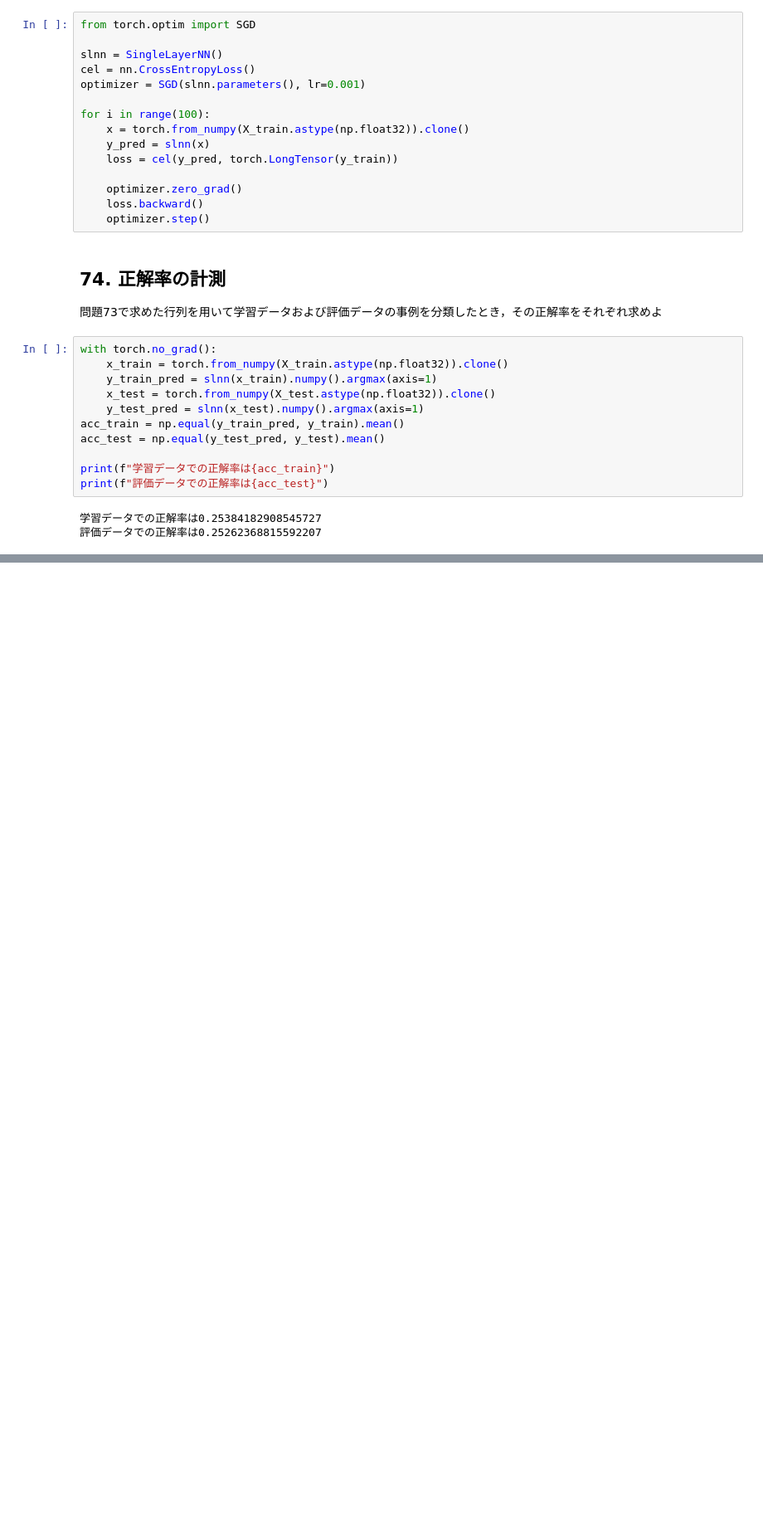
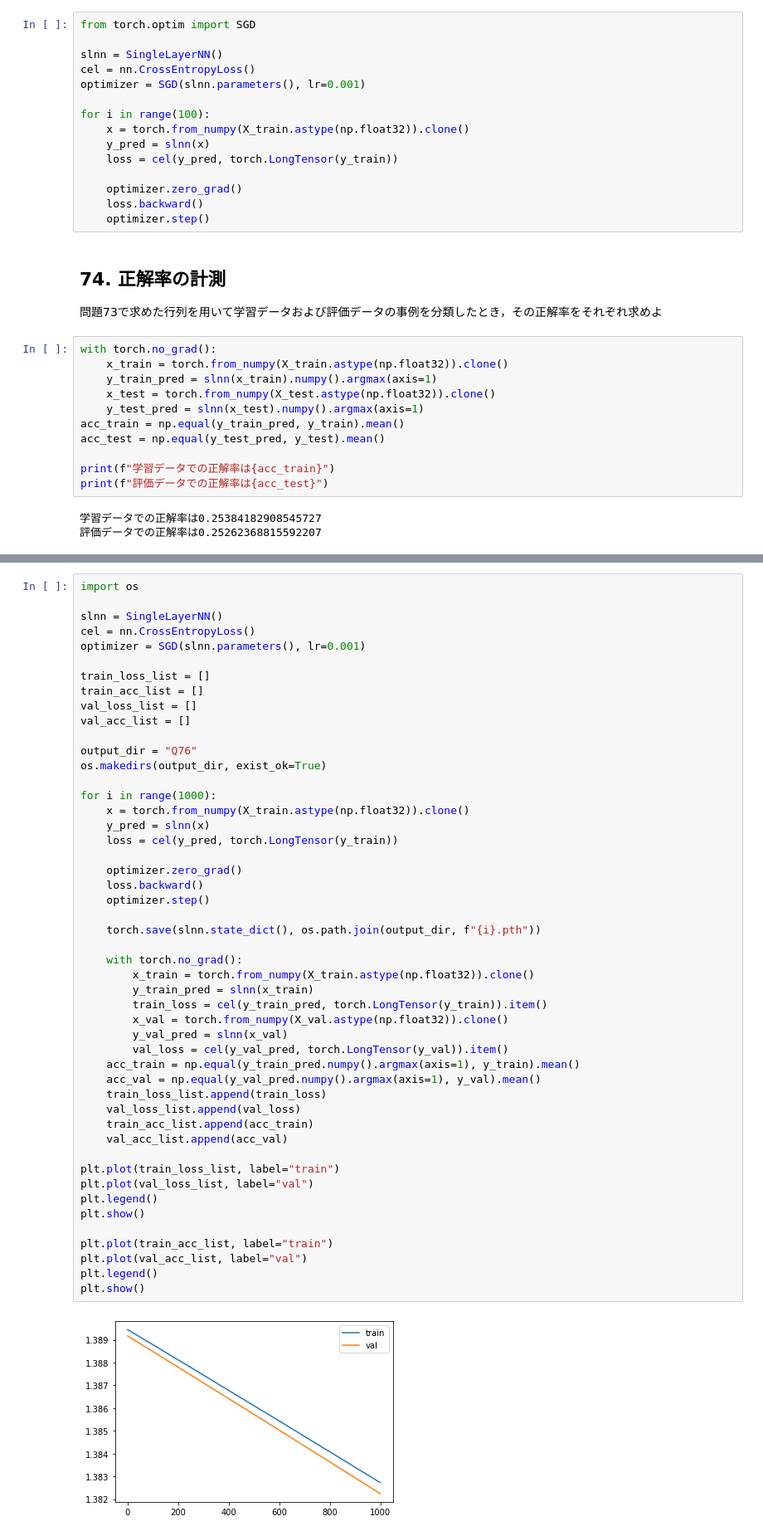
Before and after one commit to kiyohiro8/NLP_100knock, a Jupyter notebook: 第8章：ニューラルネット.ipynb, the cells around one changed output, grey strips where cells are left out. Shown at 83% size. Saved outputs shown, nothing was run; the diff lists cells and outputs as text; blank space fills up the shorter version.

```diff
--- a/第8章：ニューラルネット.ipynb
+++ b/第8章：ニューラルネット.ipynb
@@ -197,0 +252,51 @@ print(f"評価データでの正解率は{acc_test}")
+# %%
+import os
+
+slnn = SingleLayerNN()
+cel = nn.CrossEntropyLoss()
+optimizer = SGD(slnn.parameters(), lr=0.001)
+
+train_loss_list = []
+train_acc_list = []
+val_loss_list = []
+val_acc_list = []
+
+output_dir = "Q76"
+os.makedirs(output_dir, exist_ok=True)
+
+for i in range(1000):
+    x = torch.from_numpy(X_train.astype(np.float32)).clone()
+    y_pred = slnn(x)
+    loss = cel(y_pred, torch.LongTensor(y_train))
+
+    optimizer.zero_grad()
+    loss.backward()
+    optimizer.step()
+
+    torch.save(slnn.state_dict(), os.path.join(output_dir, f"{i}.pth"))
+
+    with torch.no_grad():
+        x_train = torch.from_numpy(X_train.astype(np.float32)).clone()
+        y_train_pred = slnn(x_train)
+        train_loss = cel(y_train_pred, torch.LongTensor(y_train)).item()
+        x_val = torch.from_numpy(X_val.astype(np.float32)).clone()
+        y_val_pred = slnn(x_val)
+        val_loss = cel(y_val_pred, torch.LongTensor(y_val)).item()
+    acc_train = np.equal(y_train_pred.numpy().argmax(axis=1), y_train).mean()
+    acc_val = np.equal(y_val_pred.numpy().argmax(axis=1), y_val).mean()
+    train_loss_list.append(train_loss)
+    val_loss_list.append(val_loss)
+    train_acc_list.append(acc_train)
+    val_acc_list.append(acc_val)
+
+plt.plot(train_loss_list, label="train")
+plt.plot(val_loss_list, label="val")
+plt.legend()
+plt.show()
+
+plt.plot(train_acc_list, label="train")
+plt.plot(val_acc_list, label="val")
+plt.legend()
+plt.show()
+# %% [output]
+[figure, added]
```
Also changed, not shown: parts of 6 cells of this notebook.
